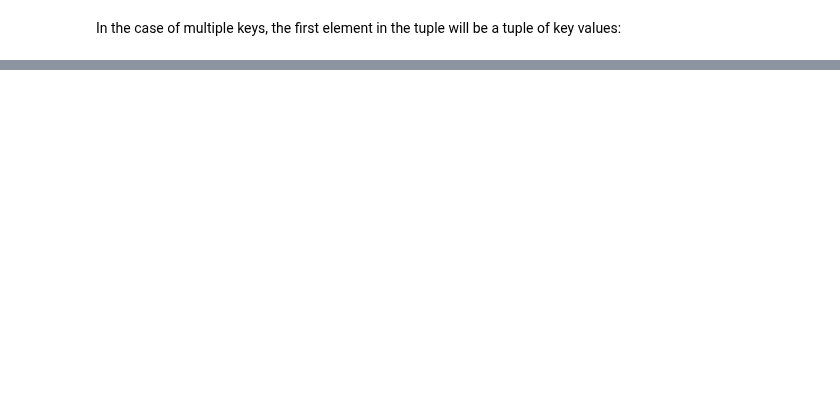
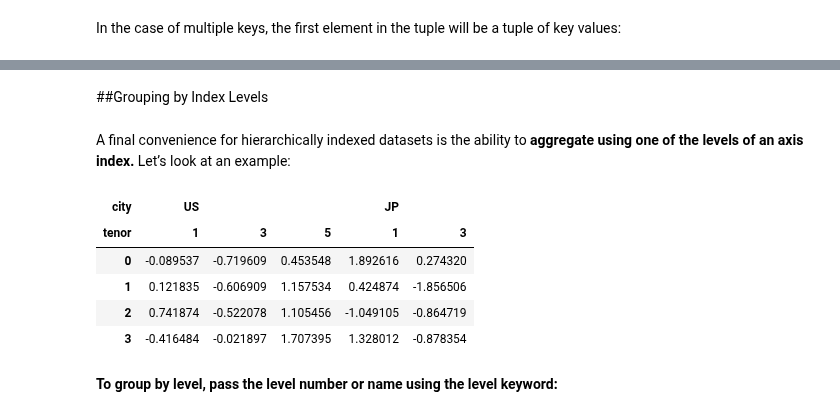
Before and after one commit to lucaslokchan/data-analysis, a Jupyter notebook: Python for Data Analysis/10_Data_Aggregation_and_Group_Operations.ipynb, the cells around one changed output, grey strips where cells are left out. Saved outputs shown, nothing was run; the diff lists cells and outputs as text; code cells hidden in the pictures; blank space fills up the shorter version.

Commit message:
Data Aggregation

```diff
--- a/Python for Data Analysis/10_Data_Aggregation_and_Group_Operations.ipynb
+++ b/Python for Data Analysis/10_Data_Aggregation_and_Group_Operations.ipynb
@@ -188,0 +375,21 @@ for (k1, k2), group in df.groupby(['key1', 'key2']):
+# %% [markdown]
+##Grouping by Index Levels
+# %% [markdown]
+A final convenience for hierarchically indexed datasets is the ability to **aggregate using one of the levels of an axis index.** Let’s look at an example:
+# %%
+columns = pd.MultiIndex.from_arrays([['US', 'US', 'US', 'JP', 'JP'],
+                                     [1, 3, 5, 1, 3]],
+                                    names=['city', 'tenor'])
+# %%
+hier_df = pd.DataFrame(np.random.randn(4, 5), columns=columns)
+# %%
+hier_df
+# %% [output]
+| city | US |  |  | JP |  |
+| tenor | 1 | 3 | 5 | 1 | 3 |
+| 0 | -0.089537 | -0.719609 | 0.453548 | 1.892616 | 0.274320 |
+| 1 | 0.121835 | -0.606909 | 1.157534 | 0.424874 | -1.856506 |
+| 2 | 0.741874 | -0.522078 | 1.105456 | -1.049105 | -0.864719 |
+| 3 | -0.416484 | -0.021897 | 1.707395 | 1.328012 | -0.878354 |
+# %% [markdown]
+**To group by level, pass the level number or name using the level keyword:**
```
Also changed, not shown: parts of 52 cells of this notebook.
